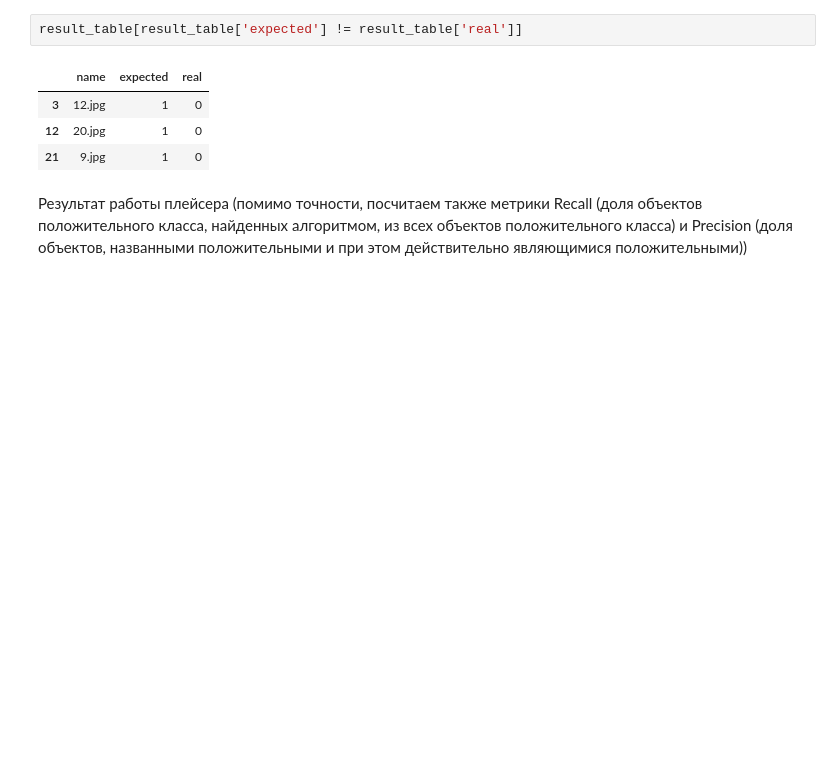
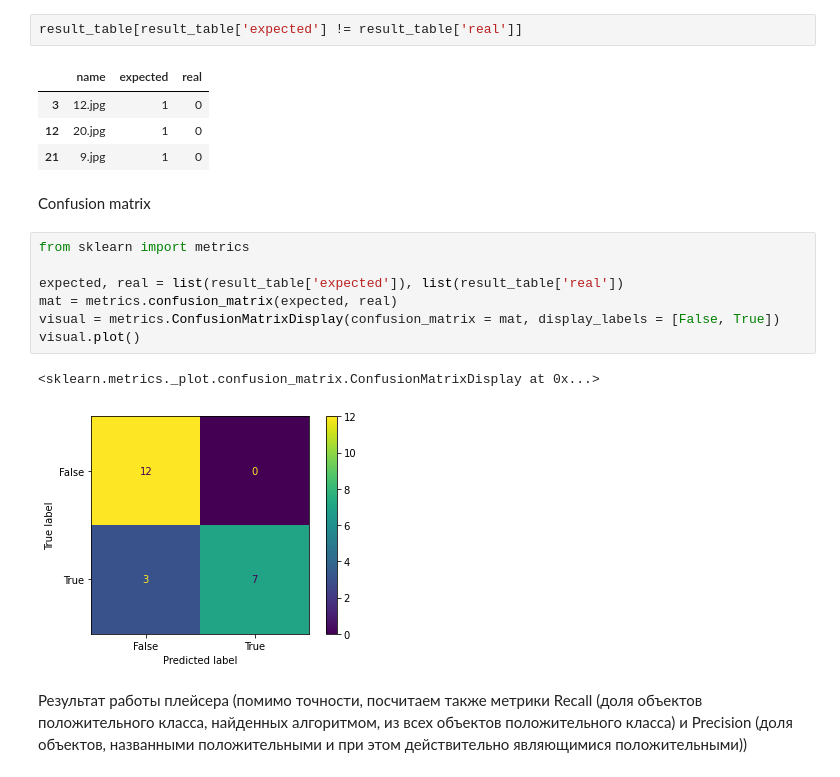
Before and after one commit to ViktorUshkov/IntelligentPlacer, a Jupyter notebook: intelligent_placer.ipynb, the cells around one changed output. Cells and saved outputs as stored; diff of their text form; blank space fills up the shorter version.

Commit message:
updated demonstration file
visualization for tests and confusion matrix added

```diff
--- a/intelligent_placer.ipynb
+++ b/intelligent_placer.ipynb
@@ -143,6 +162,18 @@ result_table[result_table['expected'] != result_table['real']]
 | 3 | 12.jpg | 1 | 0 |
 | 12 | 20.jpg | 1 | 0 |
 | 21 | 9.jpg | 1 | 0 |
+# %% [markdown]
+Confusion matrix
+# %%
+from sklearn import metrics
+
+expected, real = list(result_table['expected']), list(result_table['real'])
+mat = metrics.confusion_matrix(expected, real)
+visual = metrics.ConfusionMatrixDisplay(confusion_matrix = mat, display_labels = [False, True])
+visual.plot()
+# %% [output]
+<sklearn.metrics._plot.confusion_matrix.ConfusionMatrixDisplay at 0x...>
+[figure, added]
 # %% [markdown]
 Результат работы плейсера (помимо точности, посчитаем также метрики Recall (доля объектов положительного класса, найденных алгоритмом, из всех объектов положительного класса) и Precision (доля объектов, названными положительными и при этом действительно являющимися положительными))
 # %%
```
Also changed, not shown: parts of 1 cell of this notebook.
